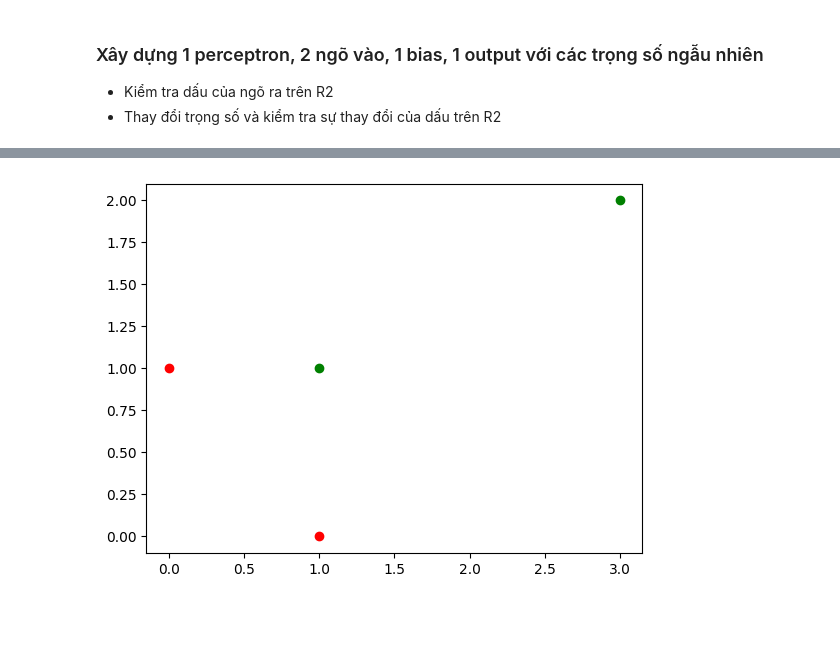
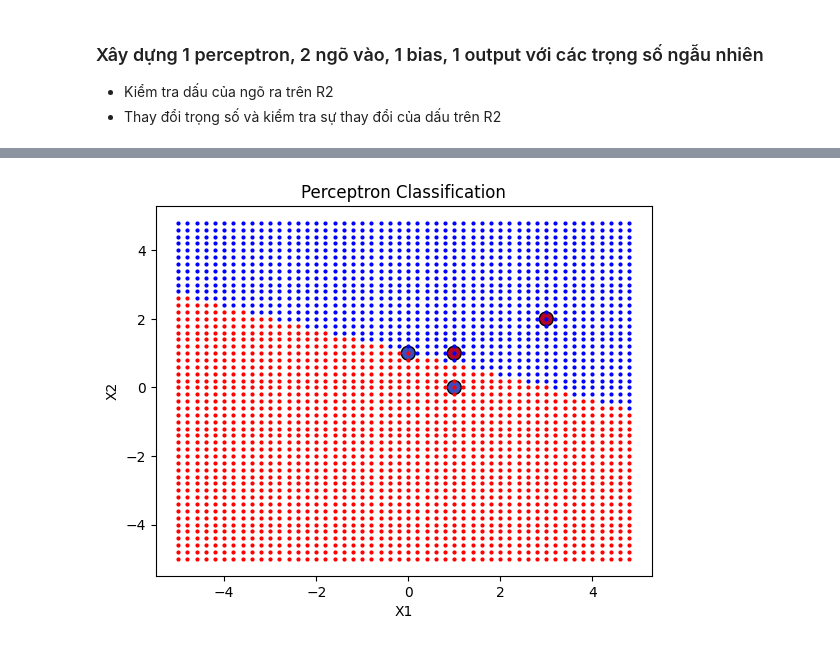
Before and after one commit to Nhunk/deeplearning, a Jupyter notebook: Perceptron.ipynb, the cells around one changed output, grey strips where cells are left out. Saved outputs shown, nothing was run; the diff lists cells and outputs as text; code cells hidden in the pictures; blank space fills up the shorter version.

```diff
--- a/Perceptron.ipynb
+++ b/Perceptron.ipynb
@@ -40,11 +40,40 @@ for x1 in np.arange(-5,5,.2):
-# %%
-X_train = np.array([[1, 0], [0, 1], [1, 1], [3, 2]])  # 4 điểm dữ liệu
-y_train = np.array([0, 0, 1, 1])  # Nhãn mong muốn
-
-for i in range(X_train.shape[0]):
-    if y_train[i] == 1:
-        plt.plot(X_train[i, 0], X_train[i, 1], 'go')
-    else:
-        plt.plot(X_train[i, 0], X_train[i, 1], 'ro')
-# %% [output]
-[figure, removed]
+# %%
+# Dữ liệu huấn luyện
+X_train = np.array([[1, 0], [0, 1], [1, 1], [3, 2]])  # 4 điểm dữ liệu
+y_train = np.array([0, 0, 1, 1])  # Nhãn mong muốn
+
+# Thêm bias vào X_train
+X_train_bias = np.hstack((np.ones((X_train.shape[0], 1)), X_train))  # Thêm cột 1 cho bias
+
+# Hàm huấn luyện Perceptron
+def train_perceptron(X_train, y_train, w, learning_rate =0.1, epochs=100):
+    for epoch in range(epochs):
+        for i in range(X_train.shape[0]):
+            x = X_train[i].reshape(-1, 1)  # Chuyển đổi x thành cột vector
+            y_pred = perceptron(x[1:], w)  # Bỏ bias khi truyền vào hàm perceptron
+            if y_pred != y_train[i]:  # Cập nhật trọng số khi phân loại sai
+                w = w + learning_rate*(y_train[i] - y_pred) * x
+    return w
+
+# Huấn luyện Perceptron
+w = train_perceptron(X_train_bias, y_train, w)
+
+# Vẽ đồ thị phân loại
+for x1 in np.arange(-5, 5, 0.2):
+    for x2 in np.arange(-5, 5, 0.2):
+        x = np.array([[x1, x2]])  # Tạo điểm dữ liệu
+        x = x.T  # Chuyển vị ma trận x
+        a = perceptron(x, w)
+        if a == 1:
+            plt.plot(x1, x2, 'bo', markersize=2)  # Điểm lớp 1
+        else:
+            plt.plot(x1, x2, 'ro', markersize=2)  # Điểm lớp 0
+
+# Vẽ các điểm huấn luyện
+plt.scatter(X_train[:, 0], X_train[:, 1], c=y_train, cmap='coolwarm', marker='o', edgecolor='k', s=100)
+plt.title('Perceptron Classification')
+plt.xlabel('X1')
+plt.ylabel('X2')
+plt.show()
+# %% [output]
+[figure, added]
```
Also changed, not shown: parts of 1 cell of this notebook.
